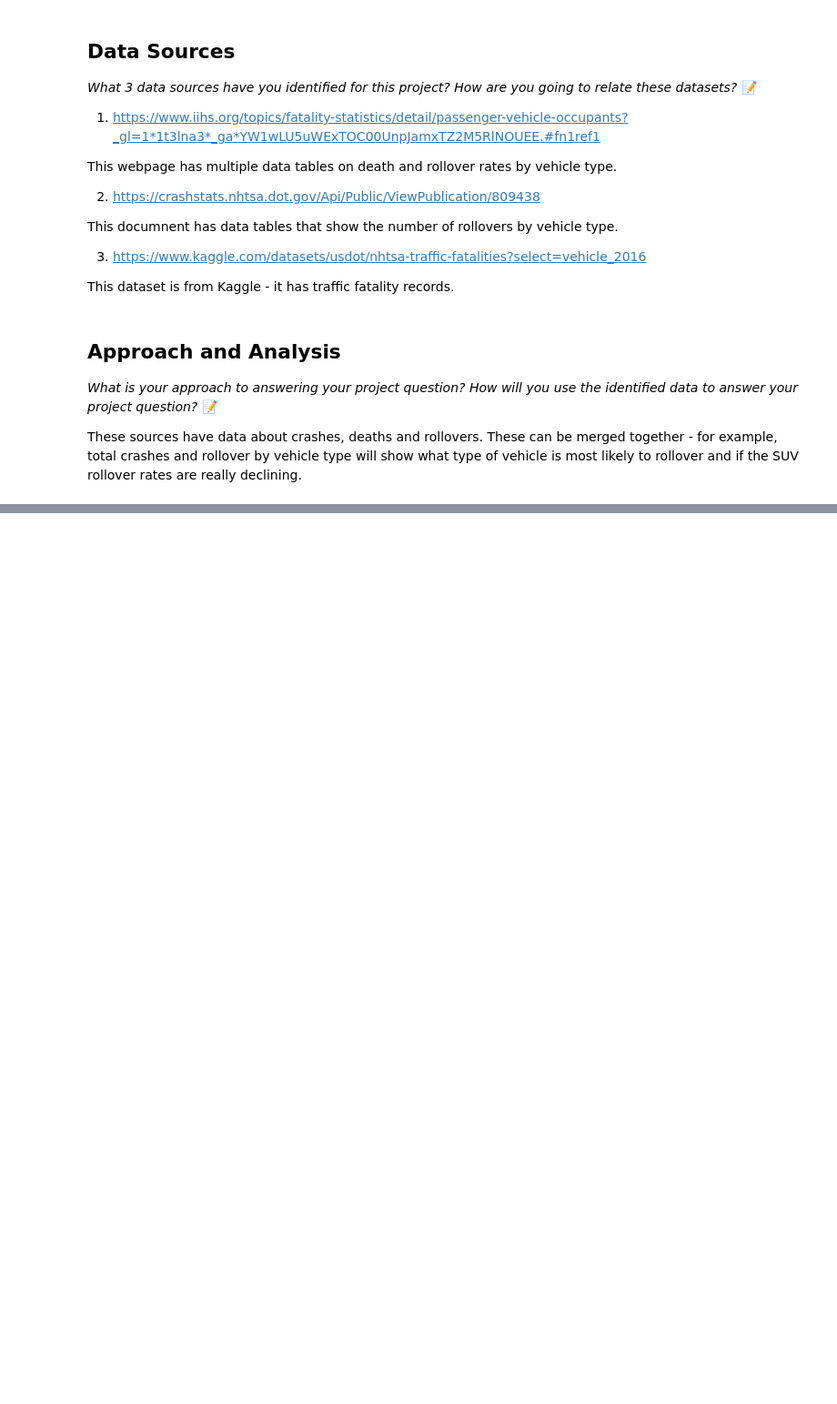
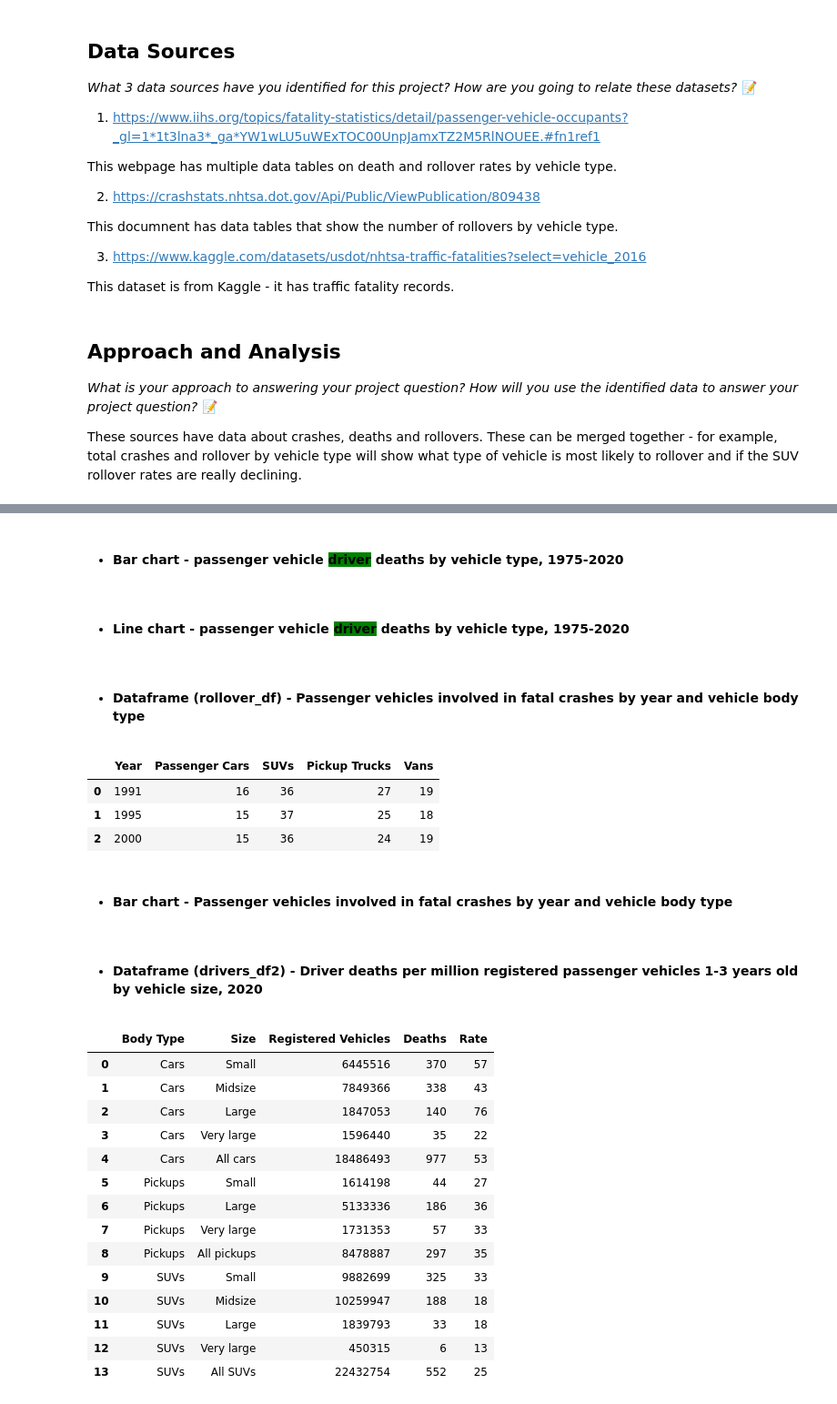
Before and after one commit to IT4063c-Spring23/final-project-patel5r4, a Jupyter notebook: source.ipynb, the cells around one changed output, grey strips where cells are left out. Shown at 91% size. Saved outputs shown, nothing was run; the diff lists cells and outputs as text; code cells hidden in the pictures; blank space fills up the shorter version.

```diff
--- a/source.ipynb
+++ b/source.ipynb
@@ -104,0 +117,2 @@ od.download(dataset_url, data_dir='./data')
+# %% [markdown]
+- #### <b>Bar chart - passenger vehicle <span style='background:green'>driver</span> deaths by vehicle type, 1975-2020</b>
@@ -104,0 +122,2 @@ od.download(dataset_url, data_dir='./data')
+# %% [markdown]
+- #### <b>Line chart - passenger vehicle <span style='background:green'>driver</span> deaths by vehicle type, 1975-2020</b>
@@ -104,0 +127,12 @@ od.download(dataset_url, data_dir='./data')
+# %% [markdown]
+- #### <b>Dataframe (rollover_df) - Passenger vehicles involved in fatal crashes by year and vehicle body type </b>
+# %%
+rollover_df = pd.read_csv(r'data\Passenger Vehicles Involved in Rollover Crashes (percent value).csv')
+display(rollover_df)
+# %% [output]
+|  | Year | Passenger Cars | SUVs | Pickup Trucks | Vans |
+| 0 | 1991 | 16 | 36 | 27 | 19 |
+| 1 | 1995 | 15 | 37 | 25 | 18 |
+| 2 | 2000 | 15 | 36 | 24 | 19 |
+# %% [markdown]
+- #### <b>Bar chart - Passenger vehicles involved in fatal crashes by year and vehicle body type </b>
@@ -104,0 +142,28 @@ od.download(dataset_url, data_dir='./data')
+# %% [markdown]
+- #### <b>Dataframe (drivers_df2) - Driver deaths per million registered passenger vehicles 1-3 years old by vehicle size, 2020</b>
+# %%
+url = 'https://iihs.org/topics/fatality-statistics/detail/passenger-vehicle-occupants?_gl=1'
+page = requests.get(url)
+soup = BeautifulSoup(page.content, 'html.parser')
+tables = soup.find_all('table')
+drivers_df2 = pd.read_html(str(tables[14]), header=[2])[0]
+drivers_df2.drop(index=drivers_df2.index[-1],axis=0,inplace=True)
+drivers_df2.columns = ['Body Type', 'Size','Registered Vehicles', 'Deaths', 'Rate']
+
+display(drivers_df2)
+# %% [output]
+|  | Body Type | Size | Registered Vehicles | Deaths | Rate |
+| 0 | Cars | Small | 6445516 | 370 | 57 |
+| 1 | Cars | Midsize | 7849366 | 338 | 43 |
+| 2 | Cars | Large | 1847053 | 140 | 76 |
+| 3 | Cars | Very large | 1596440 | 35 | 22 |
+| 4 | Cars | All cars | 18486493 | 977 | 53 |
+| 5 | Pickups | Small | 1614198 | 44 | 27 |
+| 6 | Pickups | Large | 5133336 | 186 | 36 |
+| 7 | Pickups | Very large | 1731353 | 57 | 33 |
+| 8 | Pickups | All pickups | 8478887 | 297 | 35 |
+| 9 | SUVs | Small | 9882699 | 325 | 33 |
+| 10 | SUVs | Midsize | 10259947 | 188 | 18 |
+| 11 | SUVs | Large | 1839793 | 33 | 18 |
+| 12 | SUVs | Very large | 450315 | 6 | 13 |
+| 13 | SUVs | All SUVs | 22432754 | 552 | 25 |
```
Also changed, not shown: parts of 40 cells of this notebook, 9 other files.
